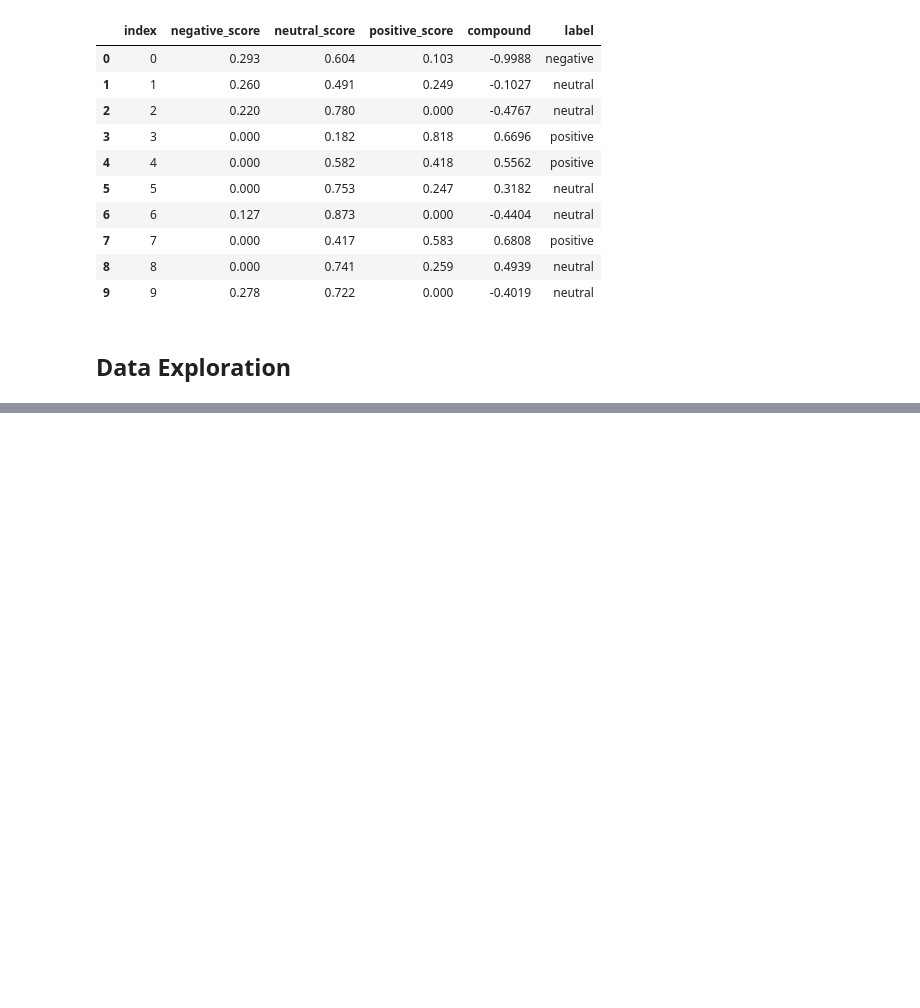
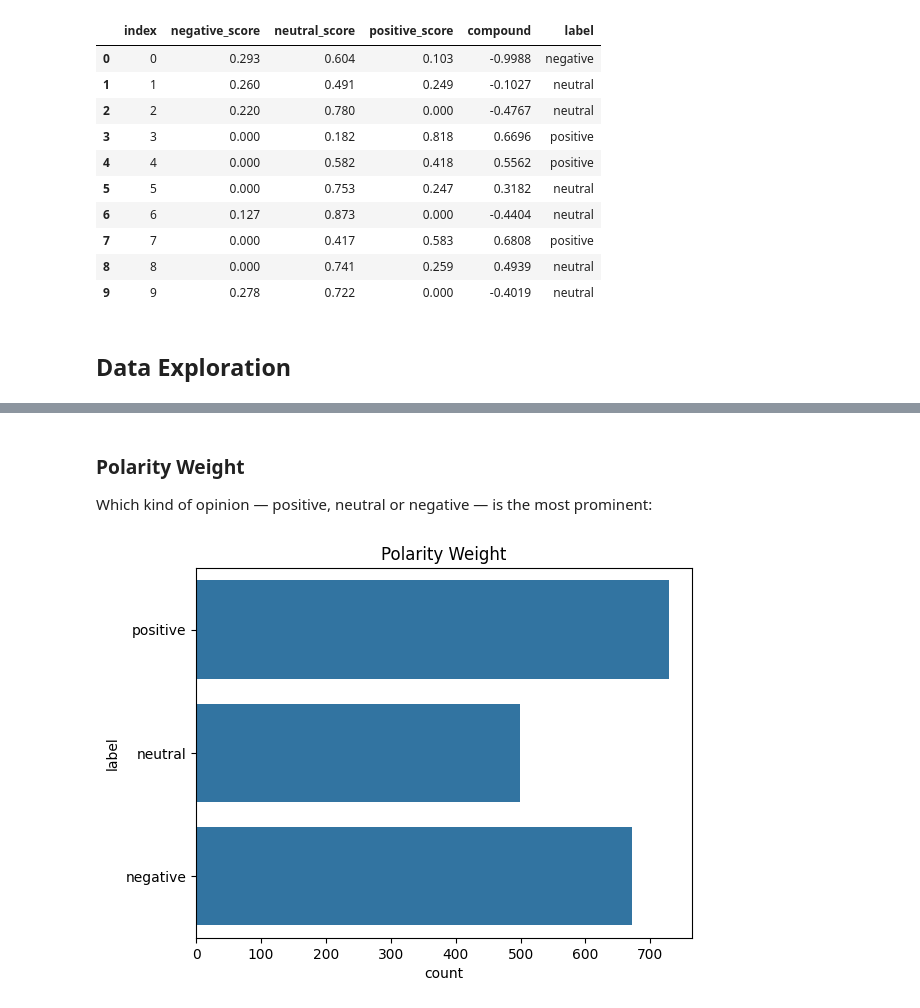
Before and after one commit to DomingoPC/Sentiment-Analysis-Warframe, a Jupyter notebook: sentiment-analysis.ipynb, the cells around one changed output, grey strips where cells are left out. Saved outputs shown, nothing was run; the diff lists cells and outputs as text; code cells hidden in the pictures; blank space fills up the shorter version.

```diff
--- a/sentiment-analysis.ipynb
+++ b/sentiment-analysis.ipynb
@@ -174,0 +200,12 @@ for opinion_label in data_no_introduction['label'].unique():
+# %% [markdown]
+### Polarity Weight
+Which kind of opinion — positive, neutral or negative — is the most prominent:
+# %%
+import seaborn as sb
+import matplotlib.pyplot as plt
+
+sb.countplot(data['label'], order=('positive', 'neutral', 'negative'))
+plt.title('Polarity Weight')
+plt.show()
+# %% [output]
+[figure, added]
```
Also changed, not shown: parts of 16 cells of this notebook.
